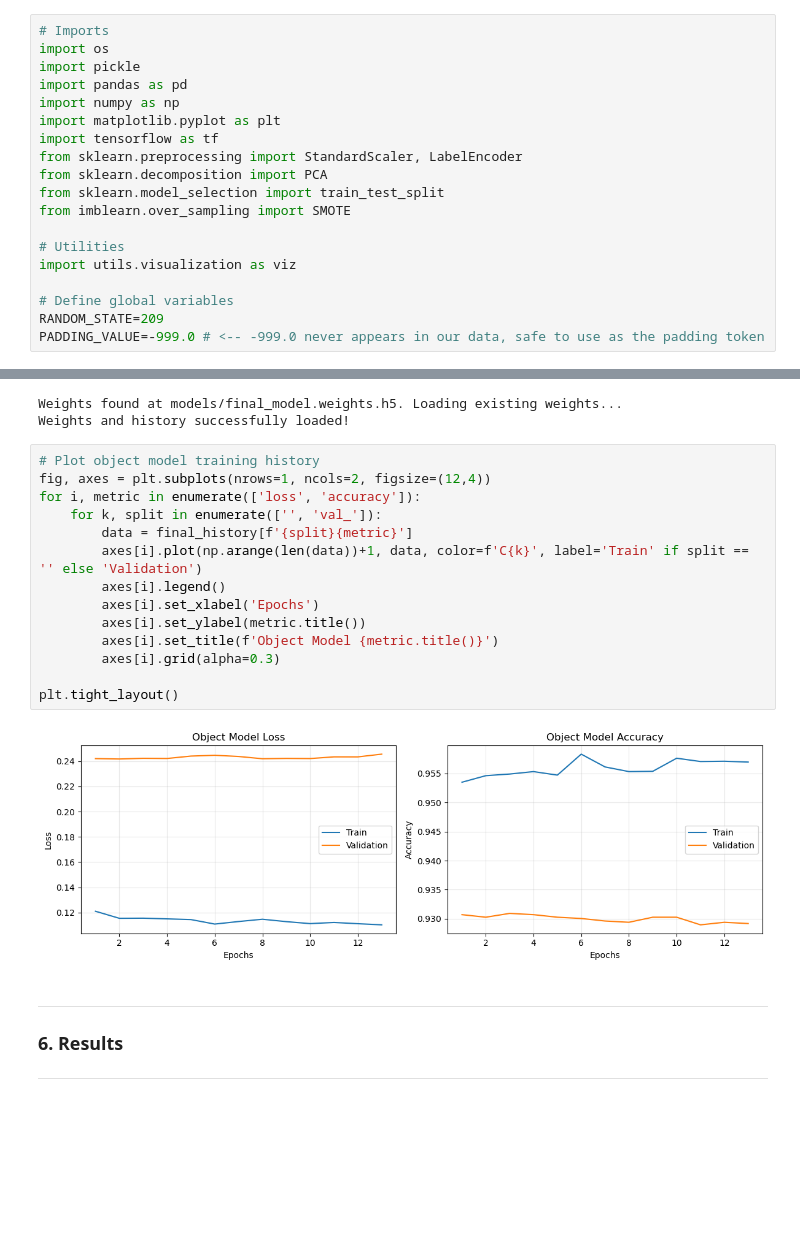
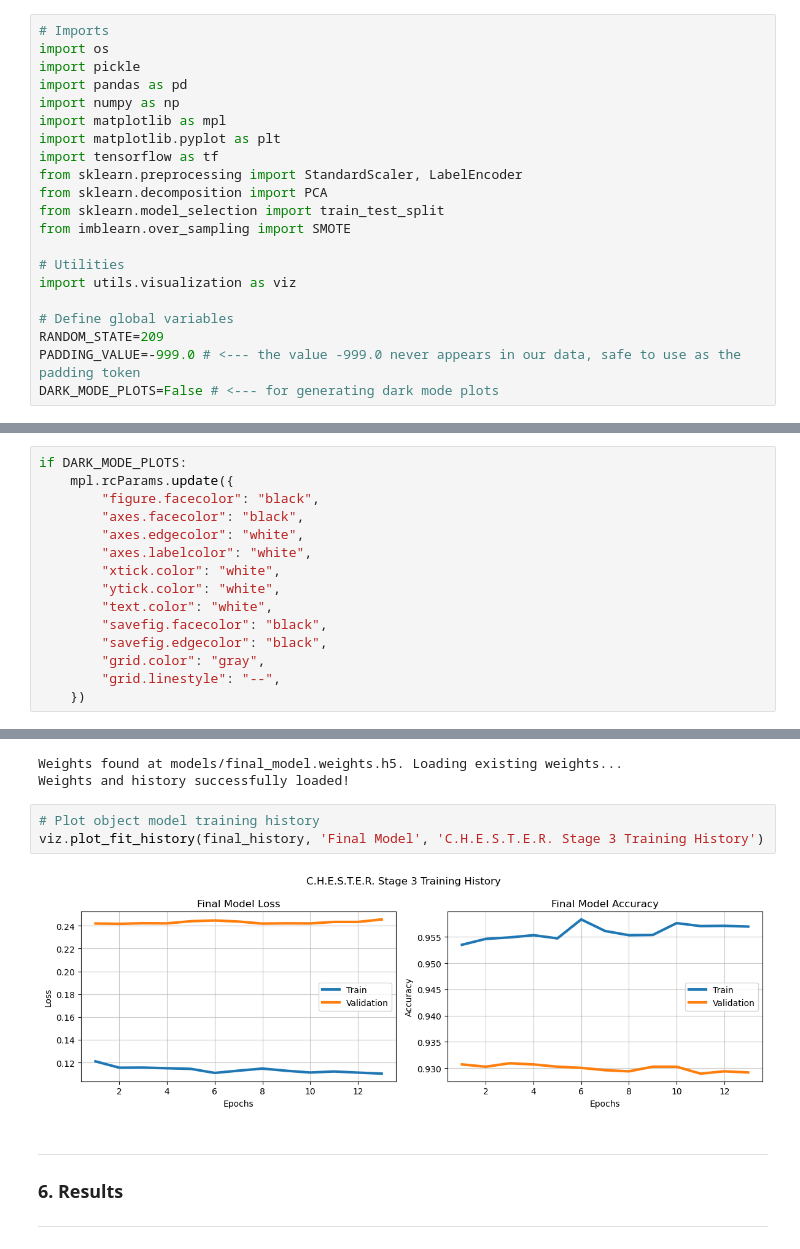
Before and after one commit to tedinspace/space-object-identification, a Jupyter notebook: src/Milestone5.ipynb, the cells around one changed output, grey strips where cells are left out. Cells and saved outputs as stored; diff of their text form; blank space fills up the shorter version.

Commit message:
Added darkmode plots, moved some plotting functions to utils.visualization

```diff
--- a/src/Milestone5.ipynb
+++ b/src/Milestone5.ipynb
@@ -166,6 +166,7 @@ import os
 import pickle
 import pandas as pd
 import numpy as np
+import matplotlib as mpl
 import matplotlib.pyplot as plt
 import tensorflow as tf
 from sklearn.preprocessing import StandardScaler, LabelEncoder
@@ -178,5 +179,6 @@ import utils.visualization as viz
 
 # Define global variables
 RANDOM_STATE=209
-PADDING_VALUE=-999.0 # <-- -999.0 never appears in our data, safe to use as the padding token
+PADDING_VALUE=-999.0 # <--- the value -999.0 never appears in our data, safe to use as the padding token
+DARK_MODE_PLOTS=False # <--- for generating dark mode plots
 # %% [output]
@@ -293,6 +295,21 @@ Name: count, dtype: int64
 ---
 # %% [markdown]
 **DIRECTIONS (DELETE LATER):EDA specific to report's content, mainly MS3**
+# %%
+if DARK_MODE_PLOTS:
+    mpl.rcParams.update({
+        "figure.facecolor": "black",
+        "axes.facecolor": "black",
+        "axes.edgecolor": "white",
+        "axes.labelcolor": "white",
+        "xtick.color": "white",
+        "ytick.color": "white",
+        "text.color": "white",
+        "savefig.facecolor": "black",
+        "savefig.edgecolor": "black",
+        "grid.color": "gray",
+        "grid.linestyle": "--",
+    })
 # %%
 # Separate data into separate dataframes for each class for visualizations
 df_payload = df_final[df_final['TYPE'] == 'PAYLOAD']
@@ -820,20 +816,9 @@ Weights found at models/final_model.weights.h5. Loading existing weights...
 Weights and history successfully loaded!
 # %%
 # Plot object model training history
-fig, axes = plt.subplots(nrows=1, ncols=2, figsize=(12,4))
-for i, metric in enumerate(['loss', 'accuracy']):
-    for k, split in enumerate(['', 'val_']):
-        data = final_history[f'{split}{metric}']
-        axes[i].plot(np.arange(len(data))+1, data, color=f'C{k}', label='Train' if split == '' else 'Validation')
-        axes[i].legend()
-        axes[i].set_xlabel('Epochs')
-        axes[i].set_ylabel(metric.title())
-        axes[i].set_title(f'Object Model {metric.title()}')
-        axes[i].grid(alpha=0.3)
-
-plt.tight_layout()
+viz.plot_fit_history(final_history, 'Final Model', 'C.H.E.S.T.E.R. Stage 3 Training History')
 # %% [output]
-[figure, old version]
+[figure, new version]
 # %% [markdown]
 ---
 ### 6. Results <a class="anchor" id="6-results"></a>
```
Also changed, not shown: parts of 7 cells of this notebook, 1 other file.
